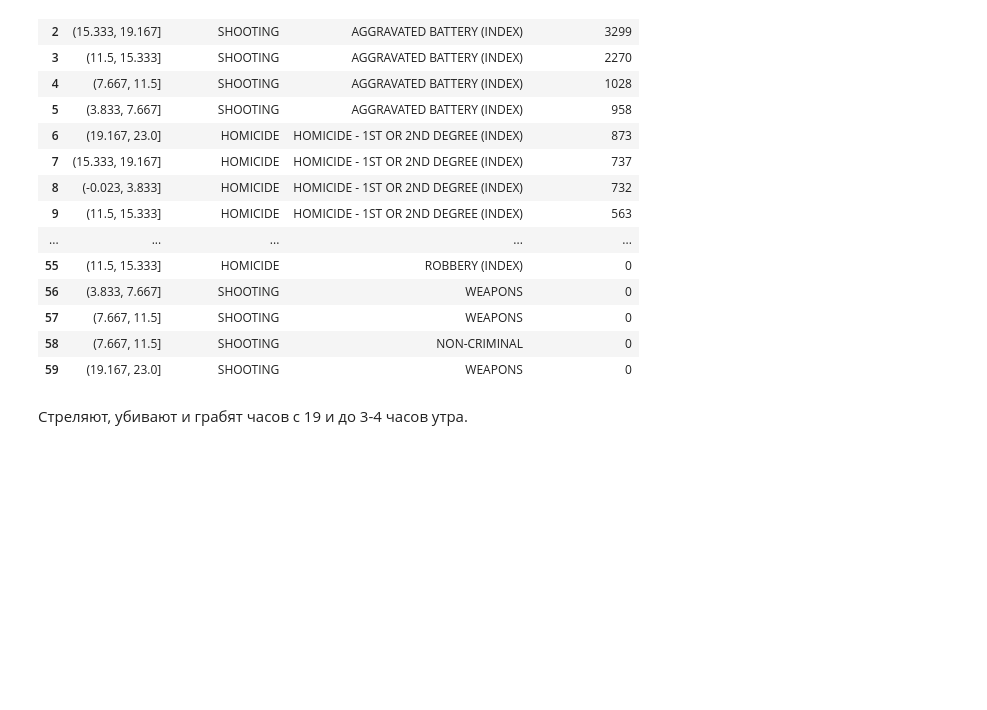
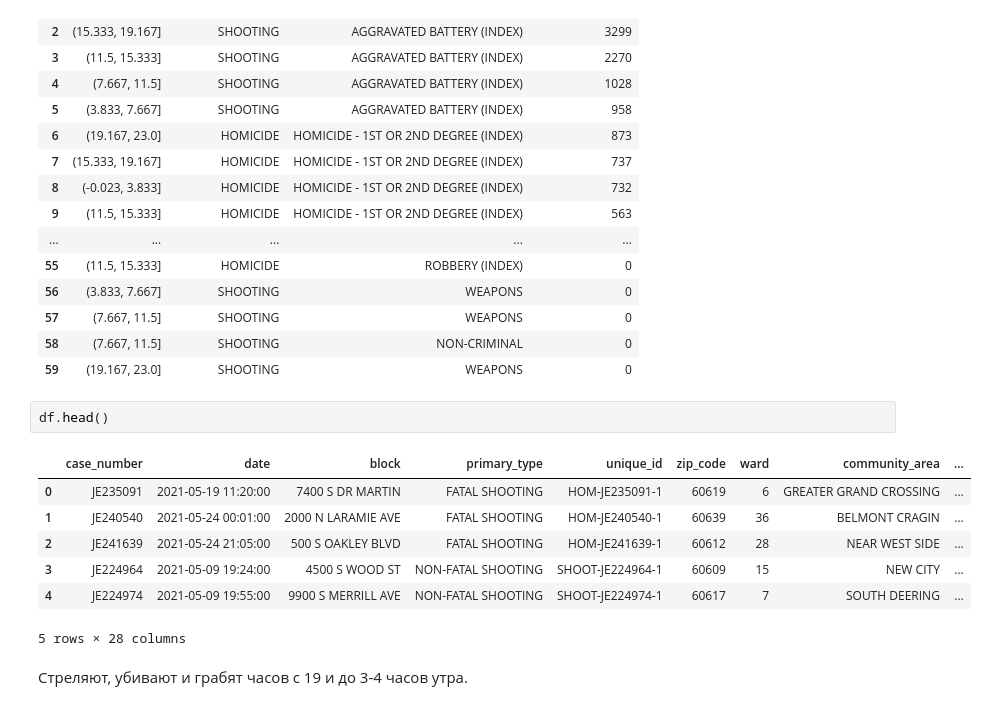
Before and after one commit to RomanD83/violence_reduction, a Jupyter notebook: vr.ipynb, the cells around one changed output. Saved outputs shown, nothing was run; the diff lists cells and outputs as text; blank space fills up the shorter version.

```diff
--- a/vr.ipynb
+++ b/vr.ipynb
@@ -288,6 +288,16 @@ hours
 | 57 | (7.667, 11.5] | SHOOTING | WEAPONS | 0 |
 | 58 | (7.667, 11.5] | SHOOTING | NON-CRIMINAL | 0 |
 | 59 | (19.167, 23.0] | SHOOTING | WEAPONS | 0 |
+# %%
+df.head()
+# %% [output]
+|  | case_number | date | block | primary_type | unique_id | zip_code | ward | community_area | ... |
+| 0 | JE235091 | 2021-05-19 11:20:00 | 7400 S DR MARTIN | FATAL SHOOTING | HOM-JE235091-1 | 60619 | 6 | GREATER GRAND CROSSING | ... |
+| 1 | JE240540 | 2021-05-24 00:01:00 | 2000 N LARAMIE AVE | FATAL SHOOTING | HOM-JE240540-1 | 60639 | 36 | BELMONT CRAGIN | ... |
+| 2 | JE241639 | 2021-05-24 21:05:00 | 500 S OAKLEY BLVD | FATAL SHOOTING | HOM-JE241639-1 | 60612 | 28 | NEAR WEST SIDE | ... |
+| 3 | JE224964 | 2021-05-09 19:24:00 | 4500 S WOOD ST | NON-FATAL SHOOTING | SHOOT-JE224964-1 | 60609 | 15 | NEW CITY | ... |
+| 4 | JE224974 | 2021-05-09 19:55:00 | 9900 S MERRILL AVE | NON-FATAL SHOOTING | SHOOT-JE224974-1 | 60617 | 7 | SOUTH DEERING | ... |
+5 rows × 28 columns
 # %% [markdown]
 Стреляют, убивают и грабят часов с 19 и до 3-4 часов утра.
 # %%
```
Also changed, not shown: parts of 1 cell of this notebook.
